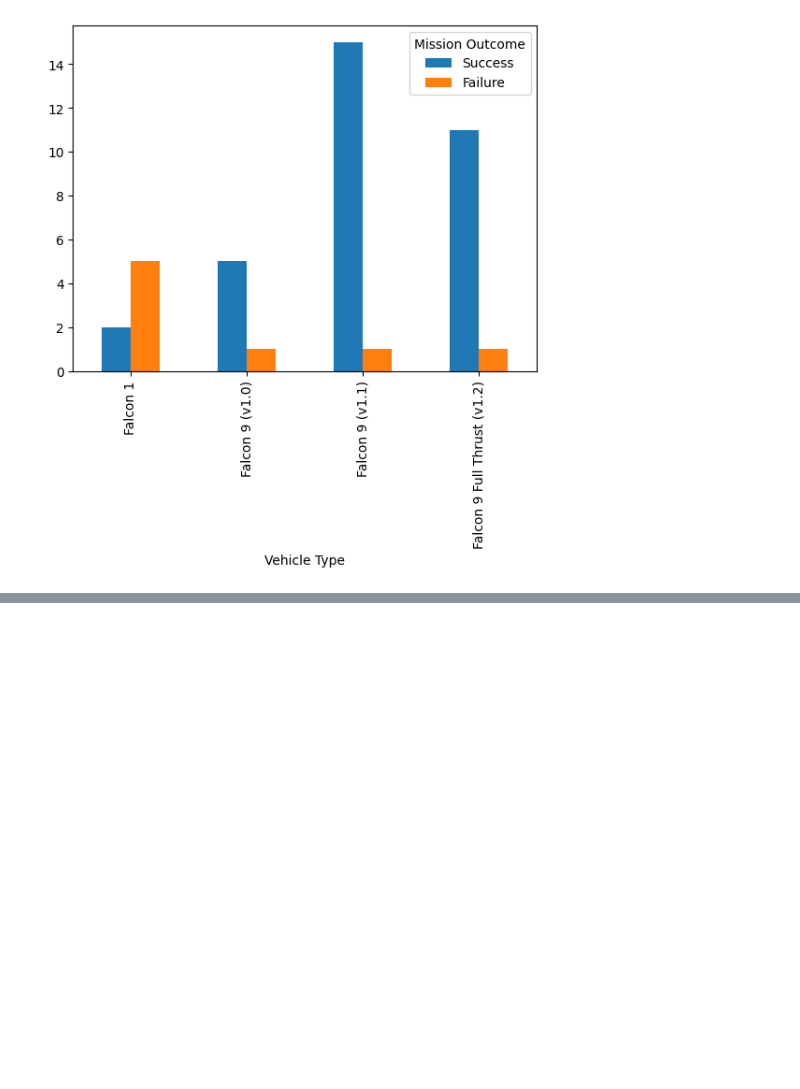
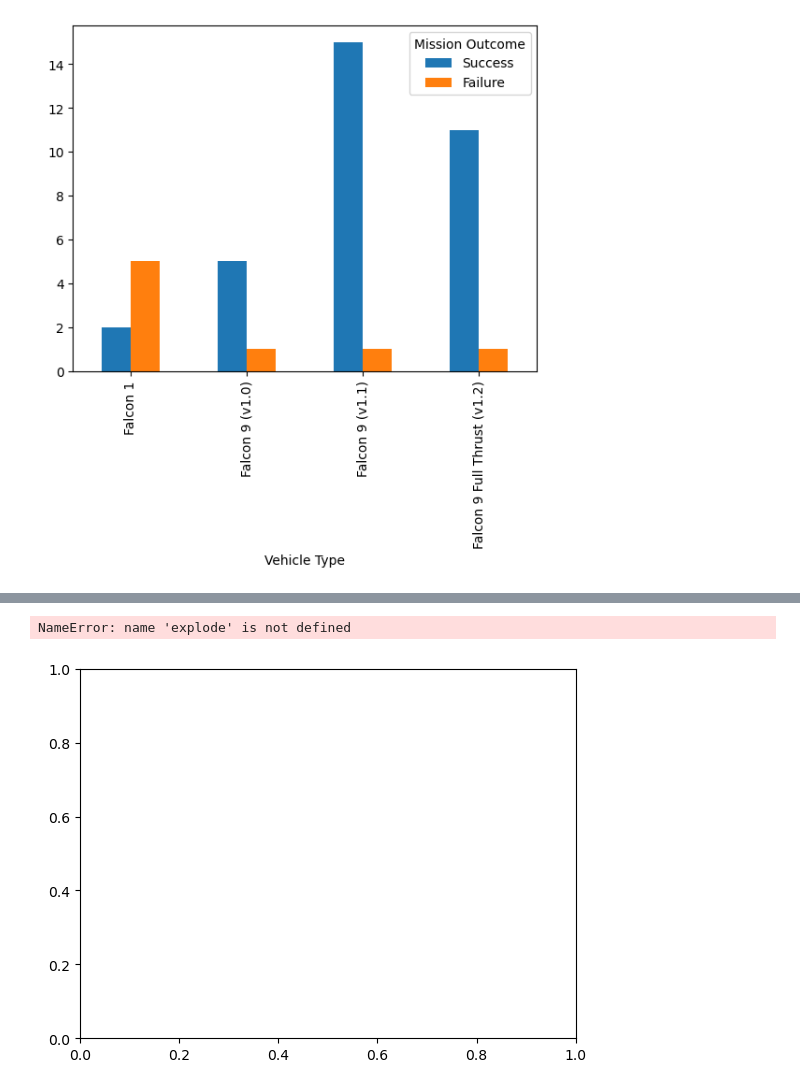
Before and after one commit to henriquecarvalho-maker/SpaceX-Missions-and-Satellites-Launched, a Jupyter notebook: Descriptive_analysis_missions_and_satellites.ipynb, the cells around one changed output, grey strips where cells are left out. Saved outputs shown, nothing was run; the diff lists cells and outputs as text; code cells hidden in the pictures; blank space fills up the shorter version.

```diff
--- a/Descriptive_analysis_missions_and_satellites.ipynb
+++ b/Descriptive_analysis_missions_and_satellites.ipynb
@@ -60,0 +127,12 @@ pivot_df.plot.bar(x='Vehicle Type', y=['Success', 'Failure'])
+# %%
+label = 'Collision During Launch', 'Engine Fire During Launch', 'Engine Shutdown During Launch', 'Engine Failure During Flight', 'Vehicle Explosion During Flight', 'Vehicle Explosion Before Launch'
+sizes = [3, 1, 1, 1, 1, 1]
+
+fig, ax = plt.subplots()
+ax.pie(sizes, labels=label, autopct='%1.1f%%', explode=explode)
+#ax.set_title('\nOverview of Israeli-Palestinian Casualties\n');
+
+#reason_fail_df_ro.plot.pie(x='Failure Reason', y='Count')
+# %% [output]
+NameError: name 'explode' is not defined
+[figure, added]
```
Also changed, not shown: parts of 7 cells of this notebook.
